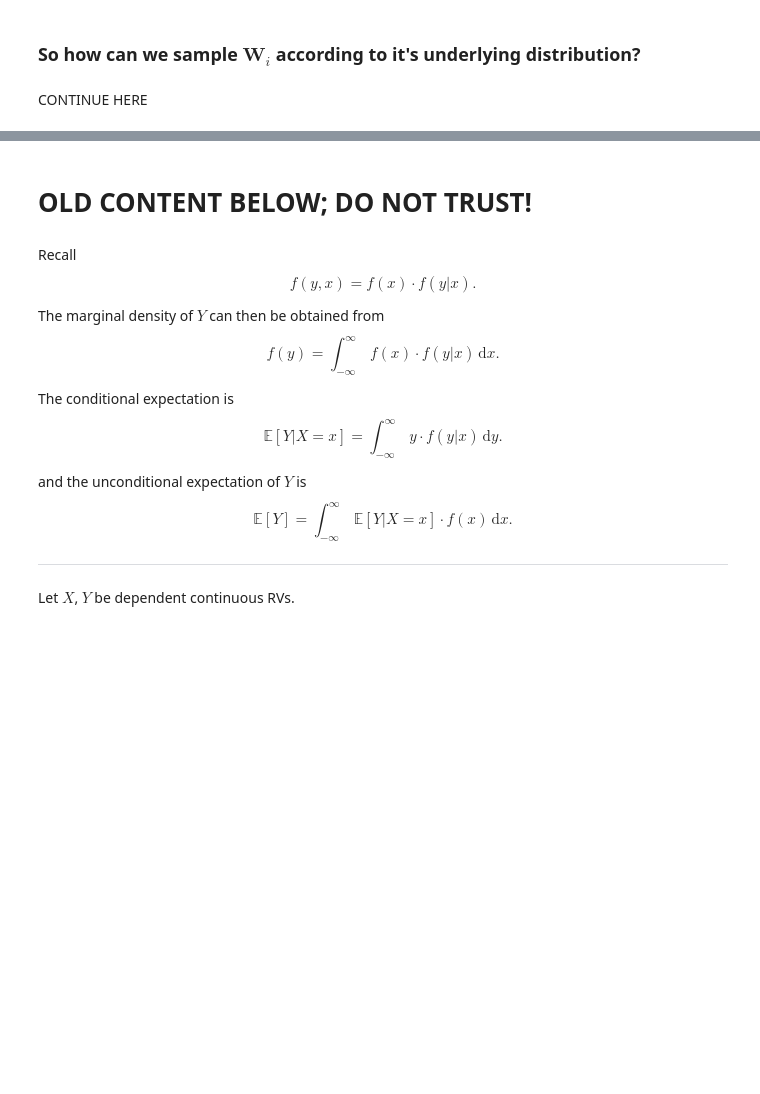
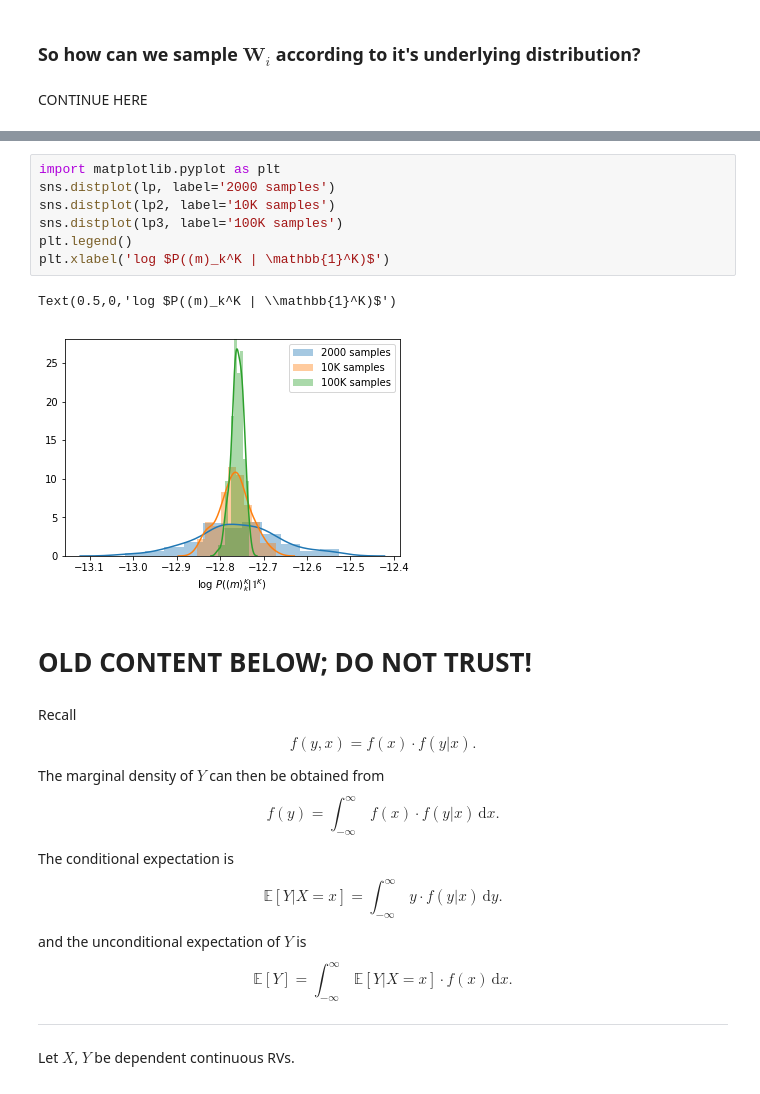
Before and after one commit to eackermann/work, a Jupyter notebook: sampling.ipynb, the cells around one changed output, grey strips where cells are left out. Saved outputs shown, nothing was run; the diff lists cells and outputs as text; blank space fills up the shorter version.

```diff
--- a/sampling.ipynb
+++ b/sampling.ipynb
@@ -86,3 +309,13 @@ The interesting implication from the above is that when we evaluate $P\bigl((m_k
+# %%
+import matplotlib.pyplot as plt
+sns.distplot(lp, label='2000 samples')
+sns.distplot(lp2, label='10K samples')
+sns.distplot(lp3, label='100K samples')
+plt.legend()
+plt.xlabel('log $P((m)_k^K | \mathbb{1}^K)$')
+# %% [output]
+Text(0.5,0,'log $P((m)_k^K | \\mathbb{1}^K)$')
+[figure, added]
 # %% [markdown]
 # OLD CONTENT BELOW; DO NOT TRUST!
 # %% [markdown]
```
Also changed, not shown: parts of 11 cells of this notebook.
